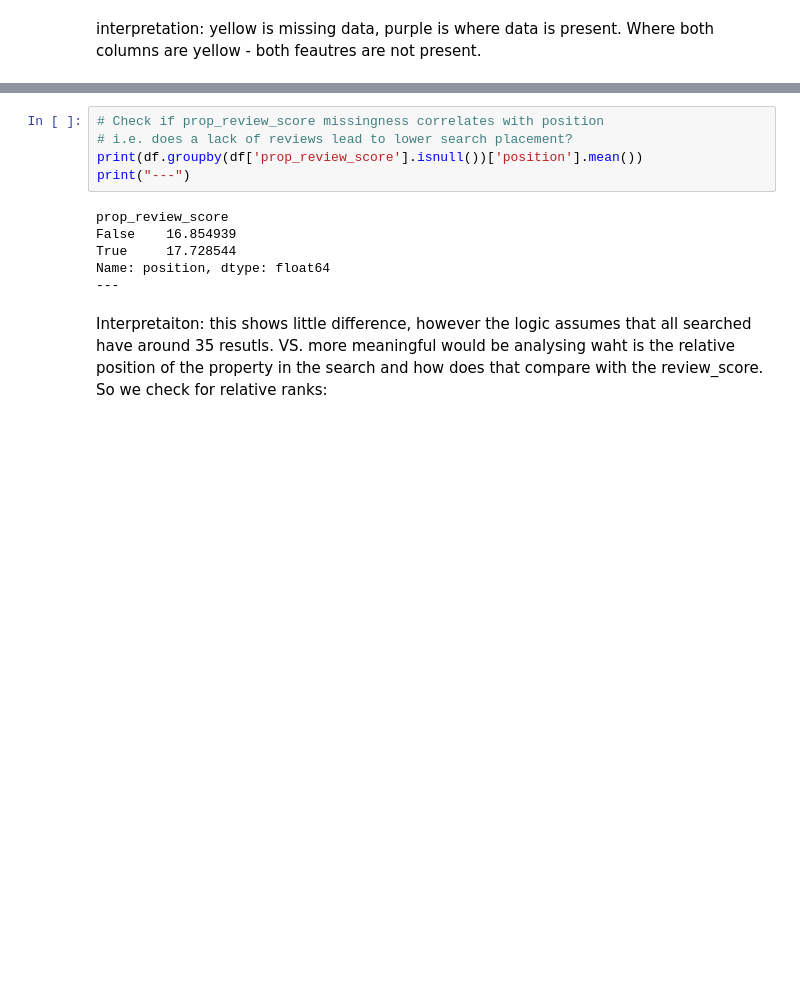
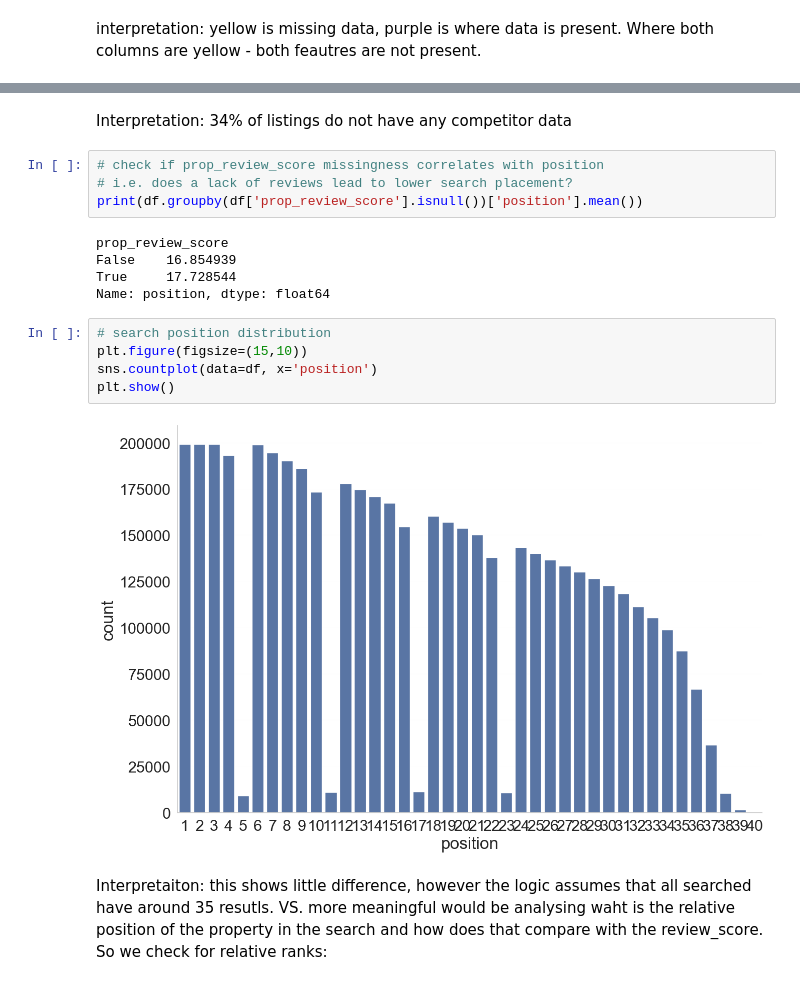
Before and after one commit to alicja-a-d/Data_Mining, a Jupyter notebook: A2/code/DMT_A2.ipynb, the cells around one changed output, grey strips where cells are left out. Drawn from its saved outputs; the diff is of its cells as text; blank space fills up the shorter version.

```diff
--- a/A2/code/DMT_A2.ipynb
+++ b/A2/code/DMT_A2.ipynb
@@ -190,14 +231,21 @@ Q: should we drop it?
+# %% [markdown]
+Interpretation: 34% of listings do not have any competitor data
 # %%
-# Check if prop_review_score missingness correlates with position
+# check if prop_review_score missingness correlates with position
 # i.e. does a lack of reviews lead to lower search placement?
 print(df.groupby(df['prop_review_score'].isnull())['position'].mean())
-print("---")
 # %% [output]
 prop_review_score
 False    16.854939
 True     17.728544
 Name: position, dtype: float64
----
+# %%
+# search position distribution
+plt.figure(figsize=(15,10))
+sns.countplot(data=df, x='position')
+plt.show()
+# %% [output]
+[figure, added]
 # %% [markdown]
 Interpretaiton: this shows little difference, however the logic assumes that all searched have around 35 resutls. VS. more meaningful would be analysing waht is the relative position of the property in the search and how does that compare with the review_score. So we check for relative ranks:
 # %%
```
Also changed, not shown: parts of 70 cells of this notebook, 8 other files.
